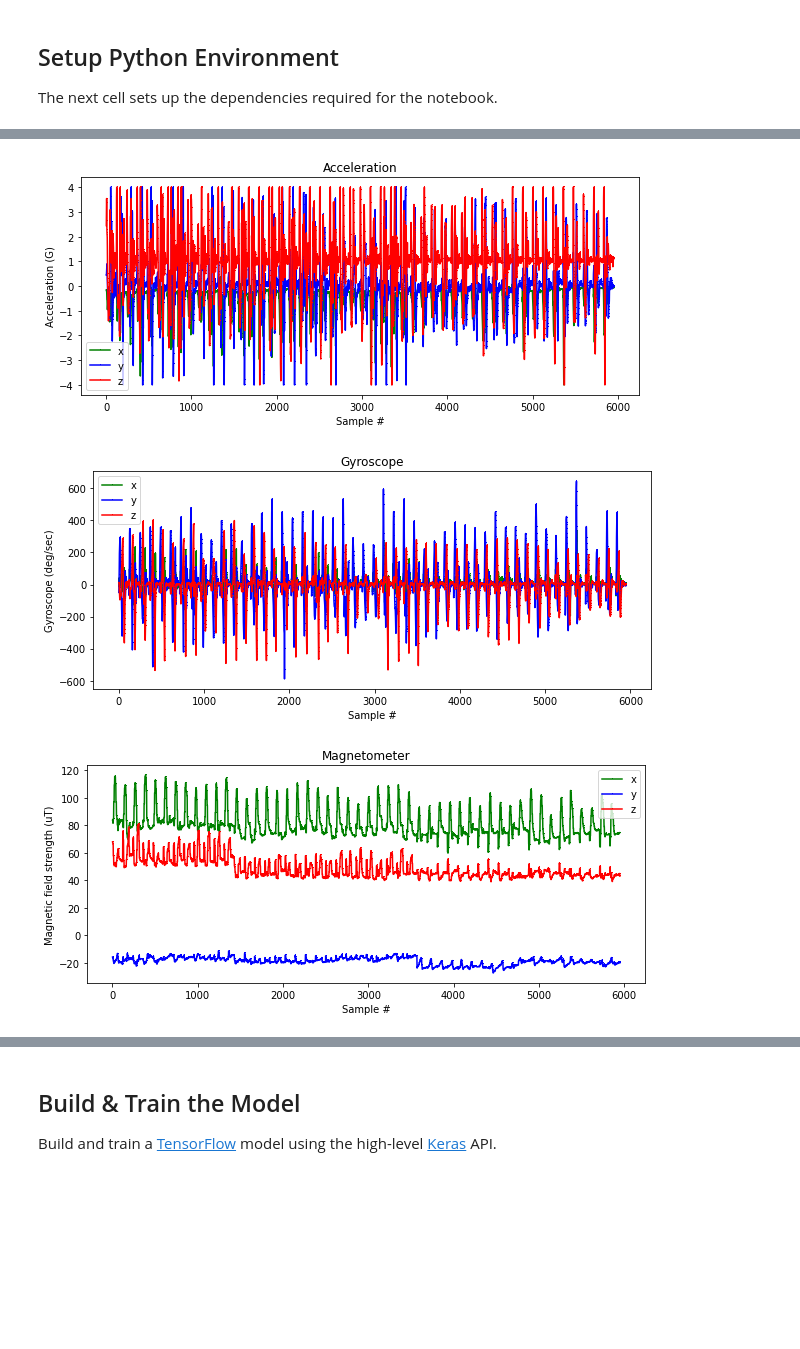
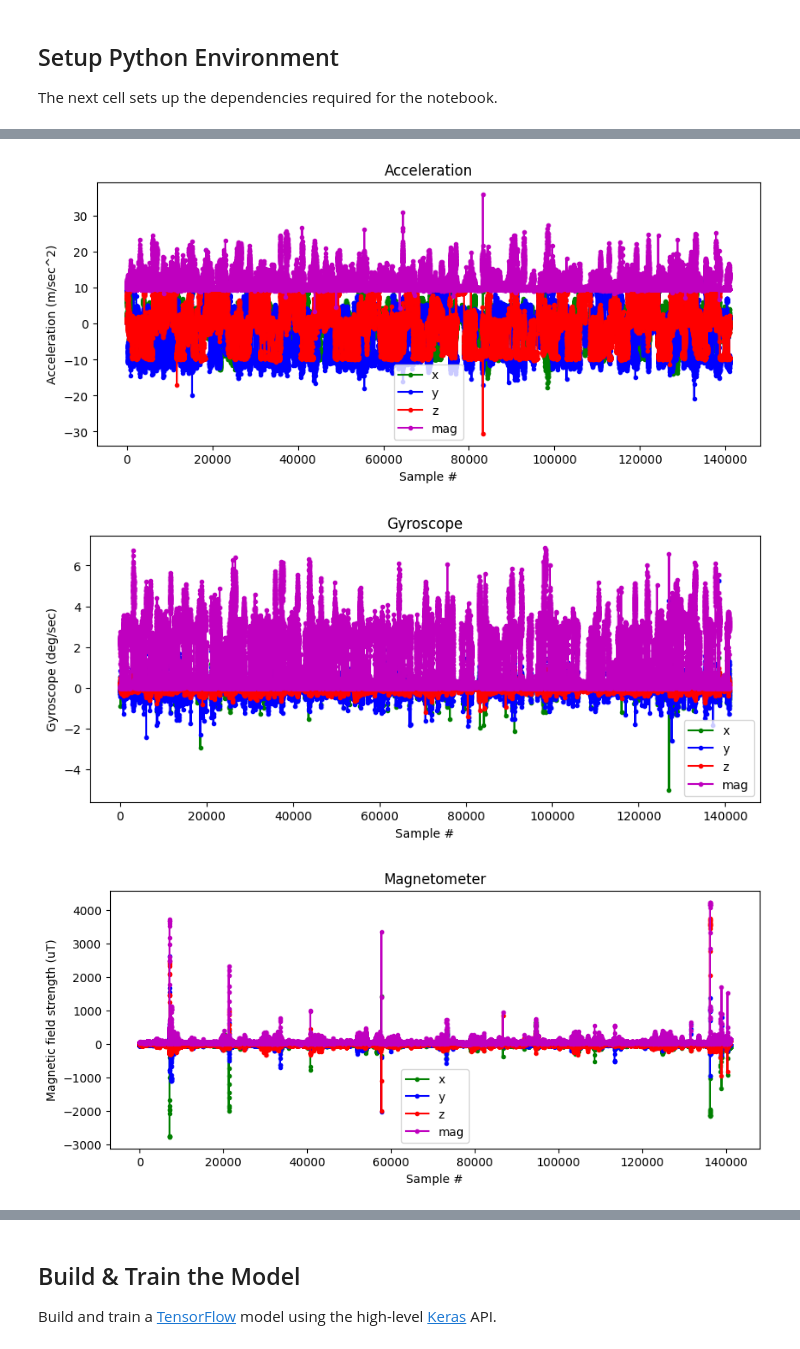
Before and after one commit to adrianstop/EmTrack, a Jupyter notebook: emTrack_training.ipynb, the cells around one changed output, grey strips where cells are left out. Saved outputs shown, nothing was run; the diff lists cells and outputs as text; code cells hidden in the pictures; blank space fills up the shorter version.

```diff
--- a/emTrack_training.ipynb
+++ b/emTrack_training.ipynb
@@ -71,47 +105,64 @@ We'll graph the input files on two separate graphs, acceleration and gyroscope,
 # %%
-import matplotlib.pyplot as plt
-import numpy as np
-import pandas as pd
+df_x = pd.read_csv("hips_motion_cleaned.csv")
+df_y = pd.read_csv("label_cleaned.csv")
 
-# filename = "alohomora.csv"
-# filename = "arresto_momentum.csv"
-# filename = "avadakedavra.csv"
-filename = "locomotor.csv"
-#filename = "revelio.csv"
+# Barometer is not working / non-existent on my phone
+df_x = df_x.drop(['pressure'], axis=1)
 
-df = pd.read_csv(filename)
-
-index = range(1, len(df['aX']) + 1)
+index = range(1, len(df_x['accX']) + 1)
 
 plt.rcParams["figure.figsize"] = (10,4)
 
-plt.plot(index, df['aX'], 'g.', label='x', linestyle='solid', marker=',')
-plt.plot(index, df['aY'], 'b.', label='y', linestyle='solid', marker=',')
-plt.plot(index, df['aZ'], 'r.', label='z', linestyle='solid', marker=',')
+plt.plot(index, df_x['accX'], 'g.', label='x', linestyle='solid')
+plt.plot(index, df_x['accY'], 'b.', label='y', linestyle='solid')
+plt.plot(index, df_x['accZ'], 'r.', label='z', linestyle='solid')
+plt.plot(index, df_x['accMag'], 'm.', label='mag', linestyle='solid')
 plt.title("Acceleration")
 plt.xlabel("Sample #")
-plt.ylabel("Acceleration (G)")
+plt.ylabel("Acceleration (m/sec^2)")
 plt.legend()
 plt.show()
 
-plt.plot(index, df['gX'], 'g.', label='x', linestyle='solid', marker=',')
-plt.plot(index, df['gY'], 'b.', label='y', linestyle='solid', marker=',')
-plt.plot(index, df['gZ'], 'r.', label='z', linestyle='solid', marker=',')
+plt.plot(index, df_x['gyroX'], 'g.', label='x', linestyle='solid')
+plt.plot(index, df_x['gyroY'], 'b.', label='y', linestyle='solid')
+plt.plot(index, df_x['gyroZ'], 'r.', label='z', linestyle='solid')
+plt.plot(index, df_x['gyroMag'], 'm.', label='mag', linestyle='solid')
 plt.title("Gyroscope")
 plt.xlabel("Sample #")
 plt.ylabel("Gyroscope (deg/sec)")
 plt.legend()
 plt.show()
 
-plt.plot(index, df['mX'], 'g.', label='x', linestyle='solid', marker=',')
-plt.plot(index, df['mY'], 'b.', label='y', linestyle='solid', marker=',')
-plt.plot(index, df['mZ'], 'r.', label='z', linestyle='solid', marker=',')
+plt.plot(index, df_x['magX'], 'g.', label='x', linestyle='solid')
+plt.plot(index, df_x['magY'], 'b.', label='y', linestyle='solid')
+plt.plot(index, df_x['magZ'], 'r.', label='z', linestyle='solid')
+plt.plot(index, df_x['magMag'], 'm.', label='mag', linestyle='solid')
 plt.title("Magnetometer")
 plt.xlabel("Sample #")
 plt.ylabel("Magnetic field strength (uT)")
 plt.legend()
 plt.show()
+
+plt.plot(index, df_x['orientX'], 'g.', label='x', linestyle='solid')
+plt.plot(index, df_x['orientY'], 'b.', label='y', linestyle='solid')
+plt.plot(index, df_x['orientZ'], 'r.', label='z', linestyle='solid')
+plt.plot(index, df_x['orientW'], 'm.', label='w', linestyle='solid')
+plt.title("Orientation")
+plt.xlabel("Sample #")
+plt.ylabel("Quaternion")
+plt.legend()
+plt.show()
+
+plt.plot(index, df_x['linAccX'], 'g.', label='x', linestyle='solid')
+plt.plot(index, df_x['linAccY'], 'b.', label='y', linestyle='solid')
+plt.plot(index, df_x['linAccZ'], 'r.', label='z', linestyle='solid')
+plt.plot(index, df_x['linAccMag'], 'm.', label='mag', linestyle='solid')
+plt.title("Linear Acceleration")
+plt.xlabel("Sample #")
+plt.ylabel("Acceleration (m/sec^2)")
+plt.legend()
+plt.show()
 # %% [output]
-[figure, old version]
+[figure, new version]
-[figure, old version]
+[figure, new version]
-[figure, old version]
+[figure, new version]
```
Also changed, not shown: parts of 51 cells of this notebook.
